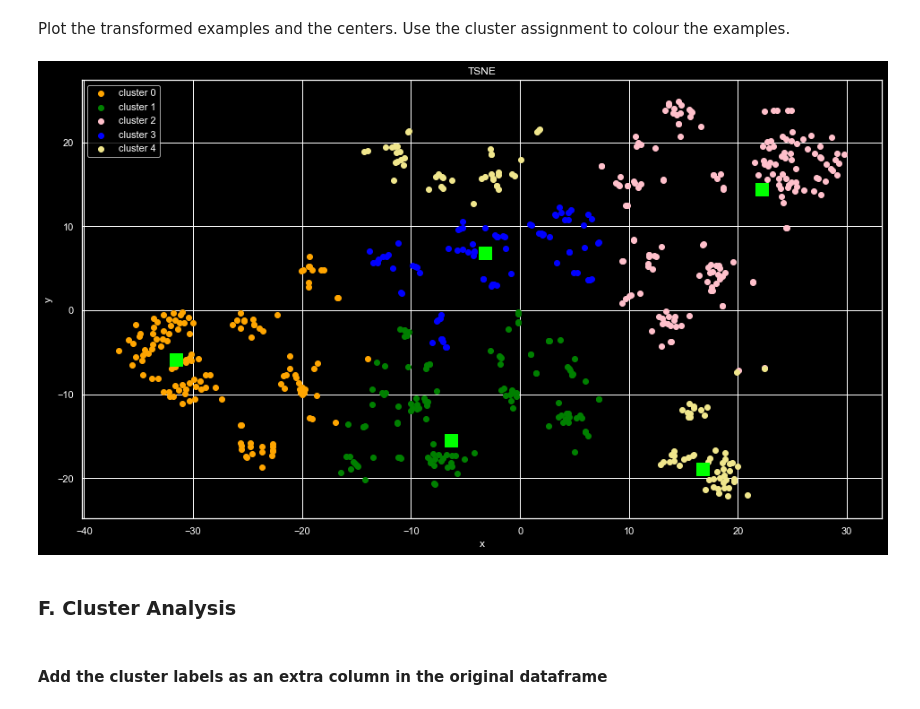
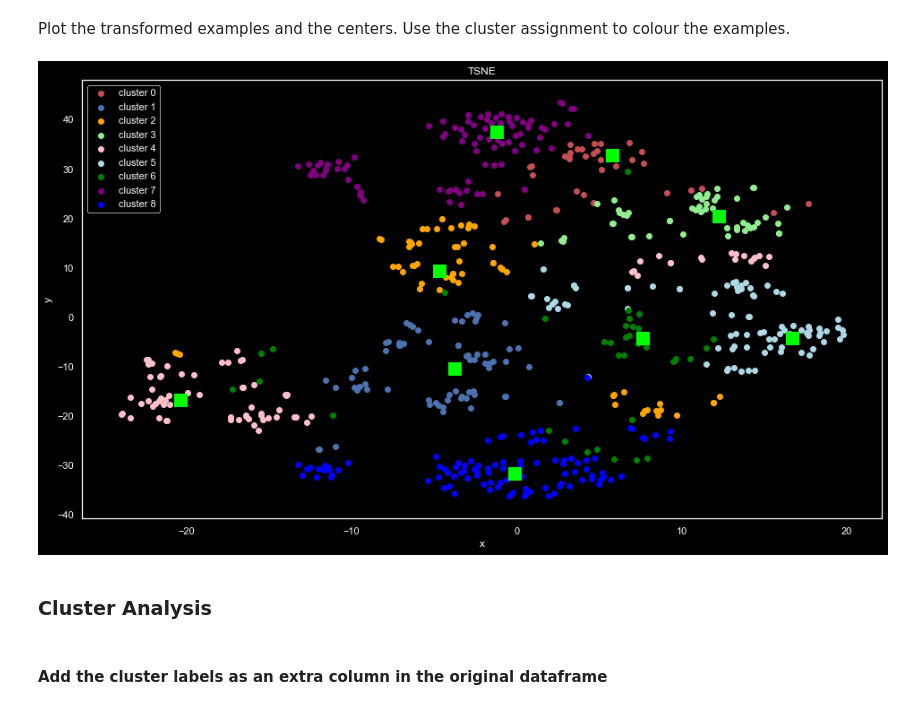
Before and after one commit to wyer2wyer/wyer, a Jupyter notebook: Etivity Lab 3.ipynb, the cells around one changed output. Drawn from its saved outputs; the diff is of its cells as text; code cells hidden in the pictures.

```diff
--- a/Etivity Lab 3.ipynb
+++ b/Etivity Lab 3.ipynb
@@ -69 +59,4 @@ data = min_max_scaler.fit_transform(data)
+# %%
+maxabs_scaler = preprocessing.MaxAbsScaler()
+data = maxabs_scaler.fit_transform(data)
 # %% [markdown]
@@ -71,7 +64,7 @@ data = min_max_scaler.fit_transform(data)
 
 `clustering_scatterplot()` creates the 2D scatter plot of the clustered dataset.
 # %%
-colors = np.array(['orange', 'green', 'pink', 'blue', 'khaki', 'purple', 'lime', 'red'])
+colors = np.array(['r', 'b', 'orange', 'lightgreen', 'pink', 'lightblue', 'green', 'purple', 'blue', 'red', 'yellow', 'khaki'])
 
 # points - a 2D array of (x,y) coordinates of data points
 # labels - an array of numeric labels in the interval [0..k-1], one for each point
@@ -129,2 +96,5 @@ k= 5
 # %% [markdown]
 #### Run k-Means
+# %%
+# number of clusters
+k = 9
@@ -131,3 +103,3 @@ k= 5
 # %%
-clustered_data_sklearn = cluster.KMeans(n_clusters=k, n_init=10, max_iter=300).fit(data)
+clustered_data_sklearn = cluster.KMeans(n_clusters=k, n_init=100, max_iter=3000).fit(data)
 # %% [markdown]
@@ -168,12 +138,13 @@ Plot the transformed examples and the centers. Use the cluster assignment to col
 # %%
 clustering_scatterplot(points=XYcoordinates[:-k,:],
                        labels=clustered_data_sklearn.labels_,
                        centers=XYcoordinates[-k:,:],
                        title='TSNE')
+plt.grid(False)
 # %% [output]
-[figure, old version]
+[figure, new version]
 # %% [markdown]
-### F. Cluster Analysis
+### Cluster Analysis
 # %% [markdown]
 #### Add the cluster labels as an extra column in the original dataframe
 # %%
```
Also changed, not shown: parts of 134 cells of this notebook.
